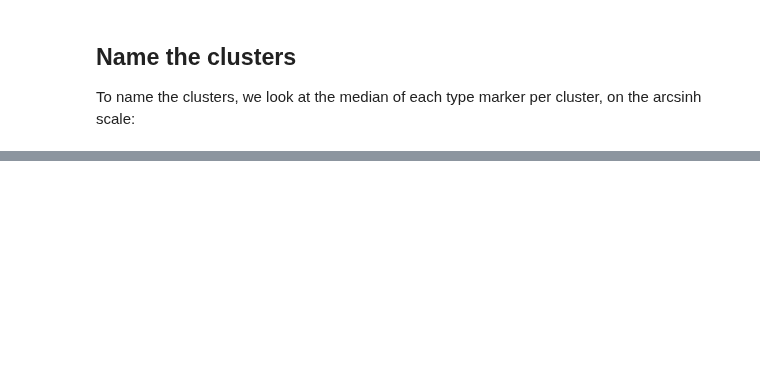
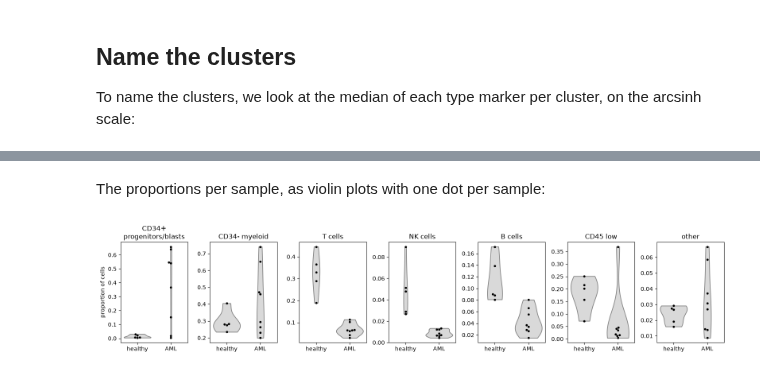
Before and after one commit to scverse/pytometry, a Jupyter notebook: docs/examples/04_statistics.ipynb, the cells around one changed output, grey strips where cells are left out. Drawn from its saved outputs; the diff is of its cells as text; code cells hidden in the pictures; blank space fills up the shorter version.

```diff
--- a/docs/examples/04_statistics.ipynb
+++ b/docs/examples/04_statistics.ipynb
@@ -180,4 +154,0 @@ With other seeds (0 and 1) the cluster numbers change completely, but these rule
-# %%
-adata = adata[adata.obs["population"] != "unassigned"].copy()
-adata.obs["population"] = adata.obs["population"].cat.remove_unused_categories()
-adata
@@ -399,12 +154,0 @@ The plot shows, for the four largest B cell changes, the difference between the
-# %%
-b_cells = pseudobulk[pseudobulk.obs["population"] == "B cells"]
-b_medians = b_cells.to_df(layer="median").join(b_cells.obs[["condition", "donor"]])
-b_medians = b_medians.pivot_table(index="donor", columns="condition", values=state_markers, observed=True)
-b_change = b_medians.xs("CD40L", axis=1, level=1) - b_medians.xs("Basal", axis=1, level=1)
-b_change = b_change[["pTBK1", "pCREB", "pP38", "IkBa"]].melt(var_name="marker", value_name="difference")
-
-fig, ax = plt.subplots(figsize=(6, 3.5))
-sns.violinplot(b_change, x="marker", y="difference", inner=None, cut=0, color="0.85", ax=ax)
-sns.swarmplot(b_change, x="marker", y="difference", color="black", size=4, ax=ax)
-ax.axhline(0, color="grey", linewidth=0.8)
-ax.set(xlabel="", ylabel="CD40L minus Basal (arcsinh)", title="B cells, one dot per donor");
@@ -416,0 +164,16 @@ The same steps work for the GM-CSF samples in the archive, which you can try as
+# %%
+leukocyte = "CD45 > 3.5 and CD34 < 2 and "
+rules = {
+    "CD34+ progenitors/blasts": "CD34 > 2 and CD3 < 1 and CD19 < 1",
+    "CD34- myeloid": leukocyte + "(CD11b > 1.5 or CD64 > 1.2) and CD3 < 1 and CD19 < 1 and CD7 < 3",
+    "T cells": leukocyte + "CD3 > 3",
+    "NK cells": leukocyte + "CD7 > 3 and CD3 < 1 and CD19 < 1 and CD11b < 1.5 and CD64 < 1.2",
+    "B cells": leukocyte + "CD19 > 1 and `HLA-DR` > 3 and CD3 < 1",
+    "CD45 low": "CD45 < 3.5 and CD34 < 2",
+}
+matches = pd.DataFrame({name: cluster_medians.eval(rule) for name, rule in rules.items()})
+assert matches.sum(axis=1).max() <= 1, "a cluster matches more than one rule"
+assert matches.any(axis=0).all(), "a population was not found"
+names = matches.idxmax(axis=1).where(matches.any(axis=1), "other")
+adata.obs["population"] = pd.Categorical(adata.obs["cluster"].map(names), categories=[*rules, "other"])
+pd.crosstab(adata.obs["population"], adata.obs["condition"], normalize="columns").round(3)
@@ -416,0 +208,15 @@ The same steps work for the GM-CSF samples in the archive, which you can try as
+# %% [markdown]
+The proportions per sample, as violin plots with one dot per sample:
+# %%
+long_proportions = (
+    proportions.stack().rename("proportion").reset_index().merge(samples[["sample_id", "condition"]], on="sample_id")
+)
+fig, axes = plt.subplots(1, proportions.shape[1], figsize=(16, 3.5))
+for ax, (population, values) in zip(axes, long_proportions.groupby("population", observed=True), strict=True):
+    sns.violinplot(values, x="condition", y="proportion", inner=None, cut=0, color="0.85", ax=ax)
+    sns.swarmplot(values, x="condition", y="proportion", color="black", size=4, ax=ax)
+    ax.set(title=population.replace(" progenitors/blasts", "\nprogenitors/blasts"), xlabel="", ylabel="")
+axes[0].set_ylabel("proportion of cells")
+fig.tight_layout()
+# %% [output]
+[figure, added]
```
Also changed, not shown: parts of 69 cells of this notebook.
